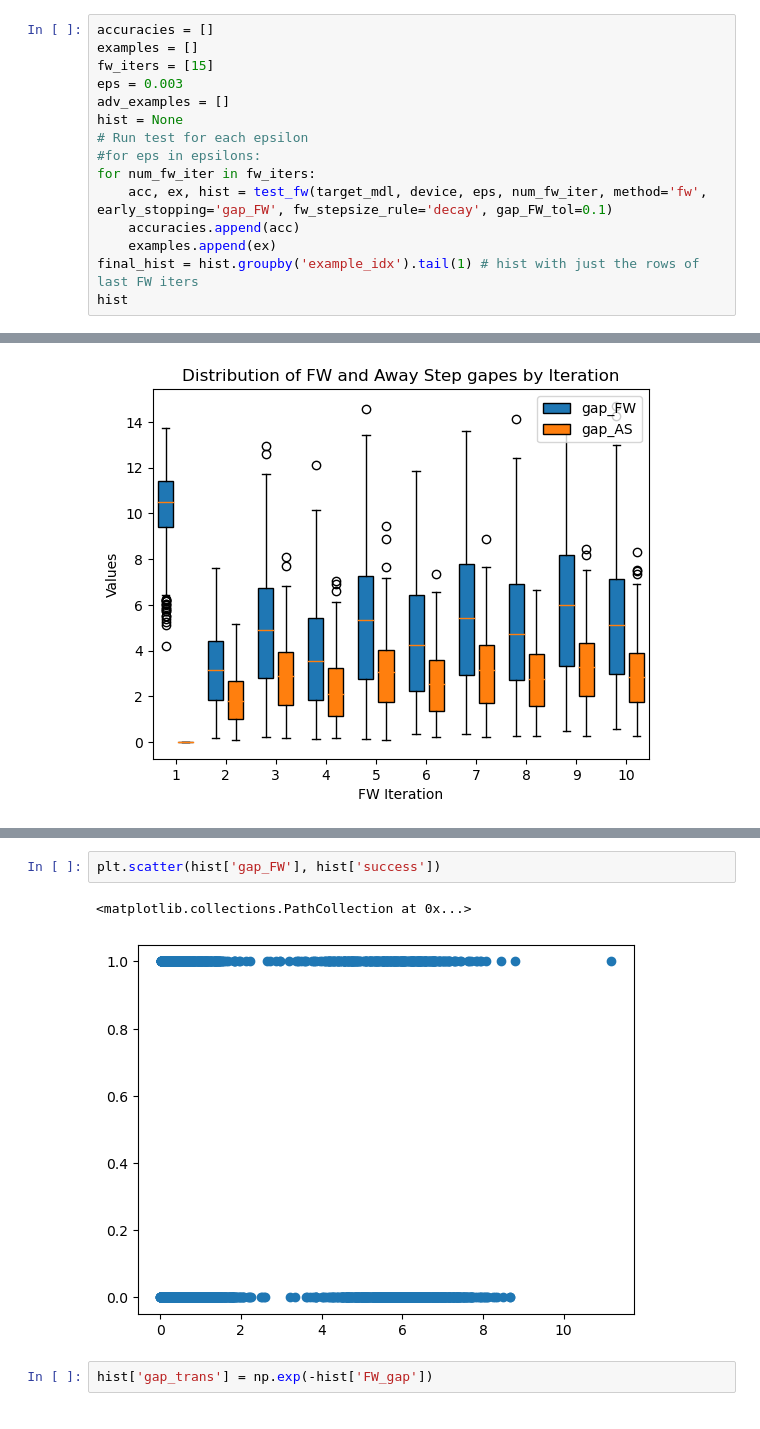
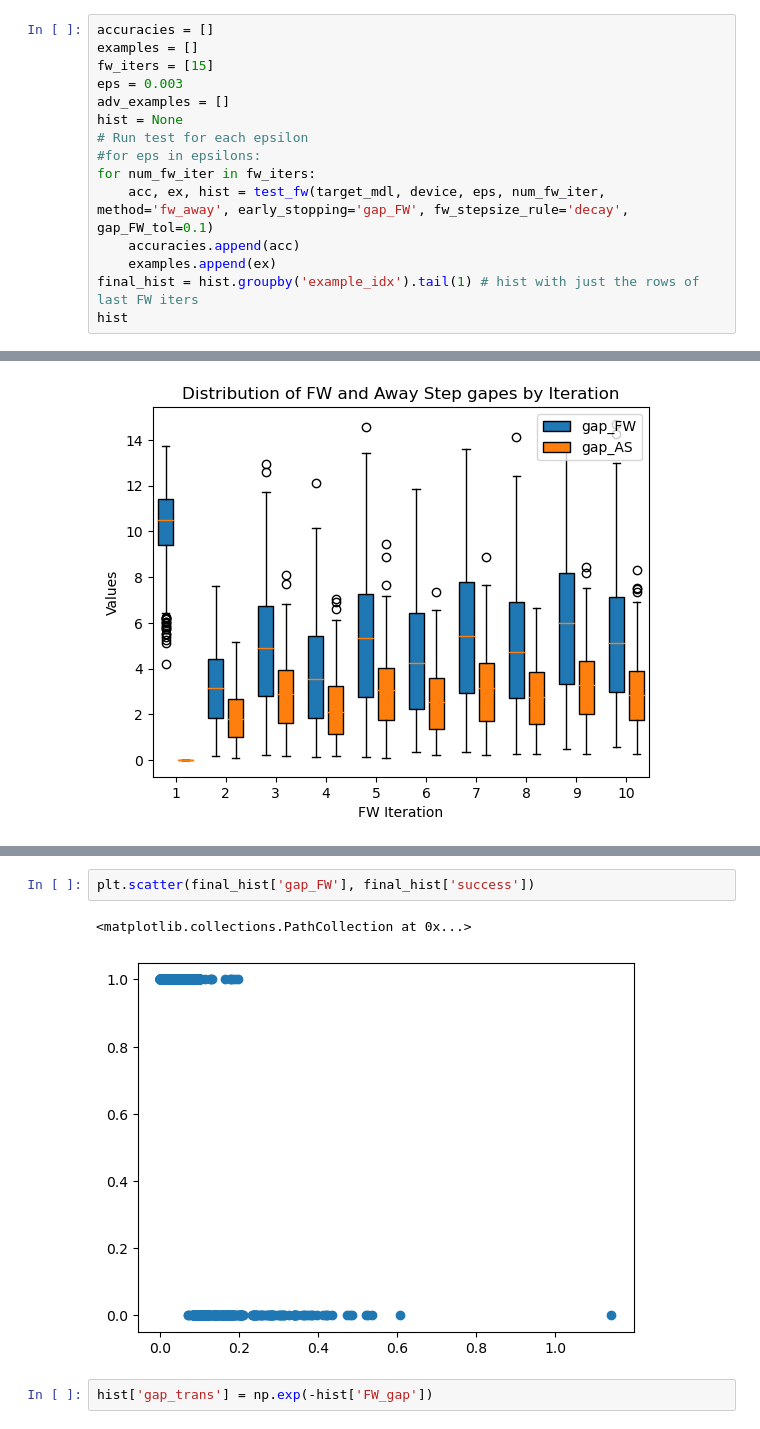
Before and after one commit to TannerAGraves/FW-variants-for-WB-Adversarial-Attacks, a Jupyter notebook: test attacks.ipynb, the cells around one changed output, grey strips where cells are left out. Cells and saved outputs as stored; diff of their text form.

```diff
--- a/test attacks.ipynb
+++ b/test attacks.ipynb
@@ -73,7 +73,7 @@ hist = None
 # Run test for each epsilon
 #for eps in epsilons:
 for num_fw_iter in fw_iters:
-    acc, ex, hist = test_fw(target_mdl, device, eps, num_fw_iter, method='fw', early_stopping='gap_FW', fw_stepsize_rule='decay', gap_FW_tol=0.1)
+    acc, ex, hist = test_fw(target_mdl, device, eps, num_fw_iter, method='fw_away', early_stopping='gap_FW', fw_stepsize_rule='decay', gap_FW_tol=0.1)
     accuracies.append(acc)
     examples.append(ex)
 final_hist = hist.groupby('example_idx').tail(1) # hist with just the rows of last FW iters
@@ -230,8 +262,8 @@ plt.scatter(hist['FW_iter'],hist['gap_FW'], c=hist['success'])
 # %%
-plt.scatter(hist['gap_FW'], hist['success'])
+plt.scatter(final_hist['gap_FW'], final_hist['success'])
 # %% [output]
 <matplotlib.collections.PathCollection at 0x...>
-[figure, old version]
+[figure, new version]
 # %%
 hist['gap_trans'] = np.exp(-hist['FW_gap'])
 # %%
```
Also changed, not shown: parts of 10 cells of this notebook, 1 other file.
